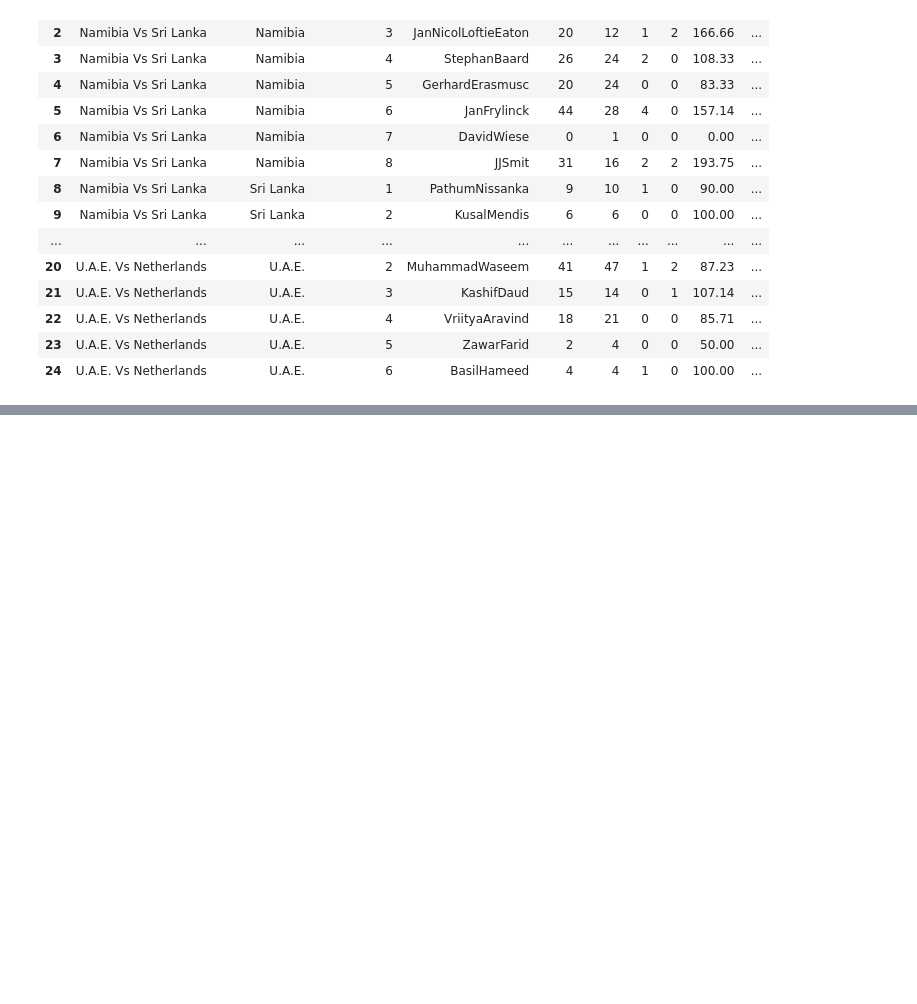
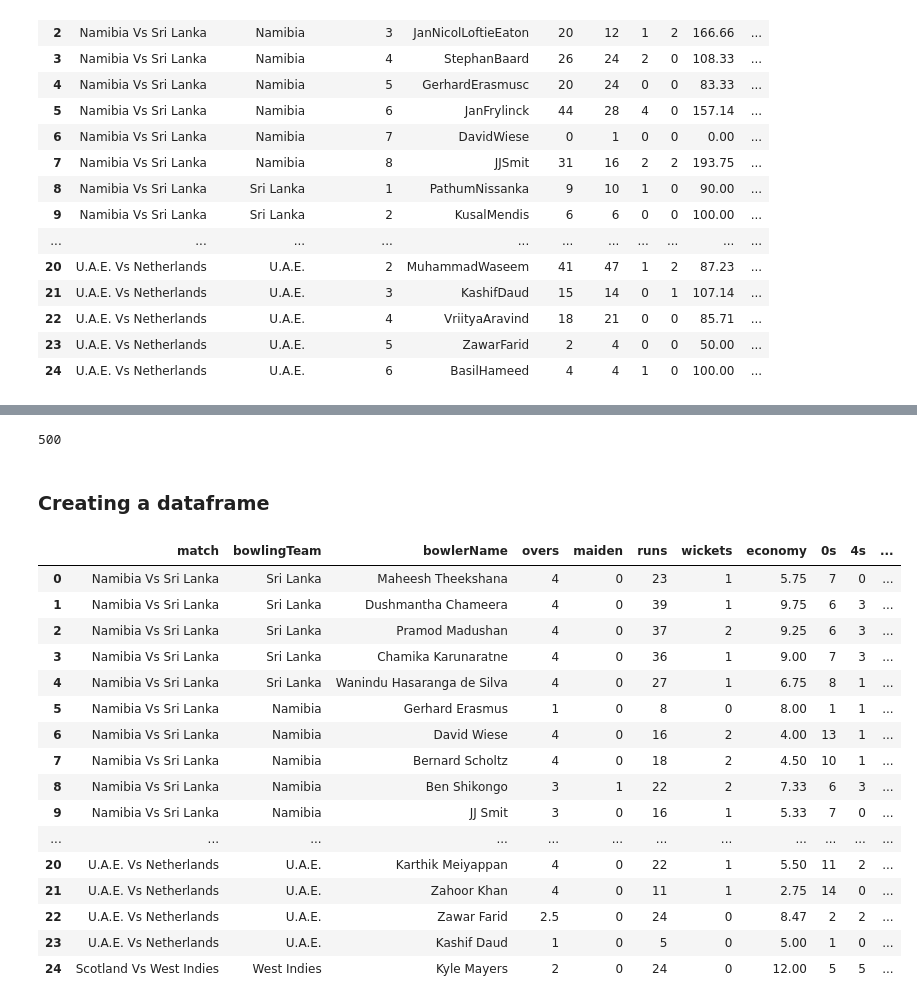
Before and after one commit to arghanath007/Cricket-Data-Analytics, a Jupyter notebook: Cricket_Data_Analytics.ipynb, the cells around one changed output, grey strips where cells are left out. Saved outputs shown, nothing was run; the diff lists cells and outputs as text; code cells hidden in the pictures; blank space fills up the shorter version.

Commit message:
Processed the T20 Cricket Data

```diff
--- a/Cricket_Data_Analytics.ipynb
+++ b/Cricket_Data_Analytics.ipynb
@@ -495,0 +519,5 @@ df_batting_summary.head(25)
+# %%
+url= 'https://raw.githubusercontent.com/arghanath007/Cricket-Data-Analytics/master/Cricket%20Data/T20_World_cup_bowling_summary.json'
+json_texts= requests.get(url).text
+json_data= json.loads(json_texts)
+json_data
@@ -495,0 +596,7 @@ df_batting_summary.head(25)
+# %%
+all_records=[]
+
+for record in json_data:
+  all_records.extend(record['bowlingSummary'])
+
+all_records
@@ -495,0 +621,27 @@ df_batting_summary.head(25)
+# %%
+len(all_records)
+# %% [output]
+500
+# %% [markdown]
+### Creating a dataframe
+# %%
+df_bowling_summary= pd.DataFrame(all_records)
+df_bowling_summary.head(25)
+# %% [output]
+|  | match | bowlingTeam | bowlerName | overs | maiden | runs | wickets | economy | 0s | 4s | ... |
+| 0 | Namibia Vs Sri Lanka | Sri Lanka | Maheesh Theekshana | 4 | 0 | 23 | 1 | 5.75 | 7 | 0 | ... |
+| 1 | Namibia Vs Sri Lanka | Sri Lanka | Dushmantha Chameera | 4 | 0 | 39 | 1 | 9.75 | 6 | 3 | ... |
+| 2 | Namibia Vs Sri Lanka | Sri Lanka | Pramod Madushan | 4 | 0 | 37 | 2 | 9.25 | 6 | 3 | ... |
+| 3 | Namibia Vs Sri Lanka | Sri Lanka | Chamika Karunaratne | 4 | 0 | 36 | 1 | 9.00 | 7 | 3 | ... |
+| 4 | Namibia Vs Sri Lanka | Sri Lanka | Wanindu Hasaranga de Silva | 4 | 0 | 27 | 1 | 6.75 | 8 | 1 | ... |
+| 5 | Namibia Vs Sri Lanka | Namibia | Gerhard Erasmus | 1 | 0 | 8 | 0 | 8.00 | 1 | 1 | ... |
+| 6 | Namibia Vs Sri Lanka | Namibia | David Wiese | 4 | 0 | 16 | 2 | 4.00 | 13 | 1 | ... |
+| 7 | Namibia Vs Sri Lanka | Namibia | Bernard Scholtz | 4 | 0 | 18 | 2 | 4.50 | 10 | 1 | ... |
+| 8 | Namibia Vs Sri Lanka | Namibia | Ben Shikongo | 3 | 1 | 22 | 2 | 7.33 | 6 | 3 | ... |
+| 9 | Namibia Vs Sri Lanka | Namibia | JJ Smit | 3 | 0 | 16 | 1 | 5.33 | 7 | 0 | ... |
+| ... | ... | ... | ... | ... | ... | ... | ... | ... | ... | ... | ... |
+| 20 | U.A.E. Vs Netherlands | U.A.E. | Karthik Meiyappan | 4 | 0 | 22 | 1 | 5.50 | 11 | 2 | ... |
+| 21 | U.A.E. Vs Netherlands | U.A.E. | Zahoor Khan | 4 | 0 | 11 | 1 | 2.75 | 14 | 0 | ... |
+| 22 | U.A.E. Vs Netherlands | U.A.E. | Zawar Farid | 2.5 | 0 | 24 | 0 | 8.47 | 2 | 2 | ... |
+| 23 | U.A.E. Vs Netherlands | U.A.E. | Kashif Daud | 1 | 0 | 5 | 0 | 5.00 | 1 | 0 | ... |
+| 24 | Scotland Vs West Indies | West Indies | Kyle Mayers | 2 | 0 | 24 | 0 | 12.00 | 5 | 5 | ... |
```
Also changed, not shown: parts of 52 cells of this notebook, 9 other files.
